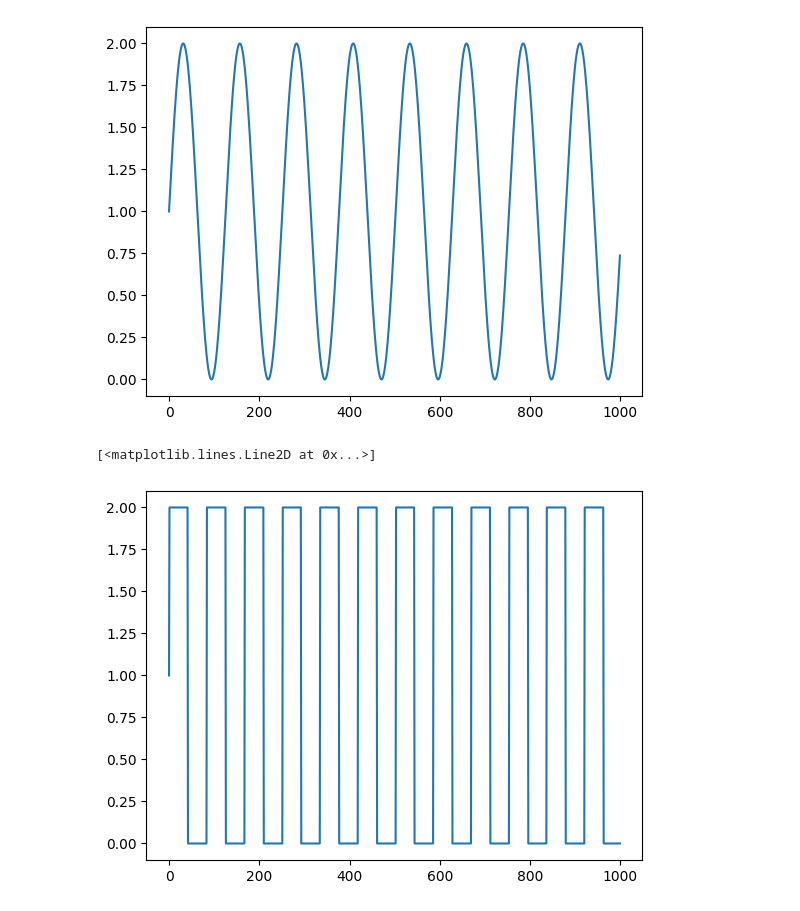
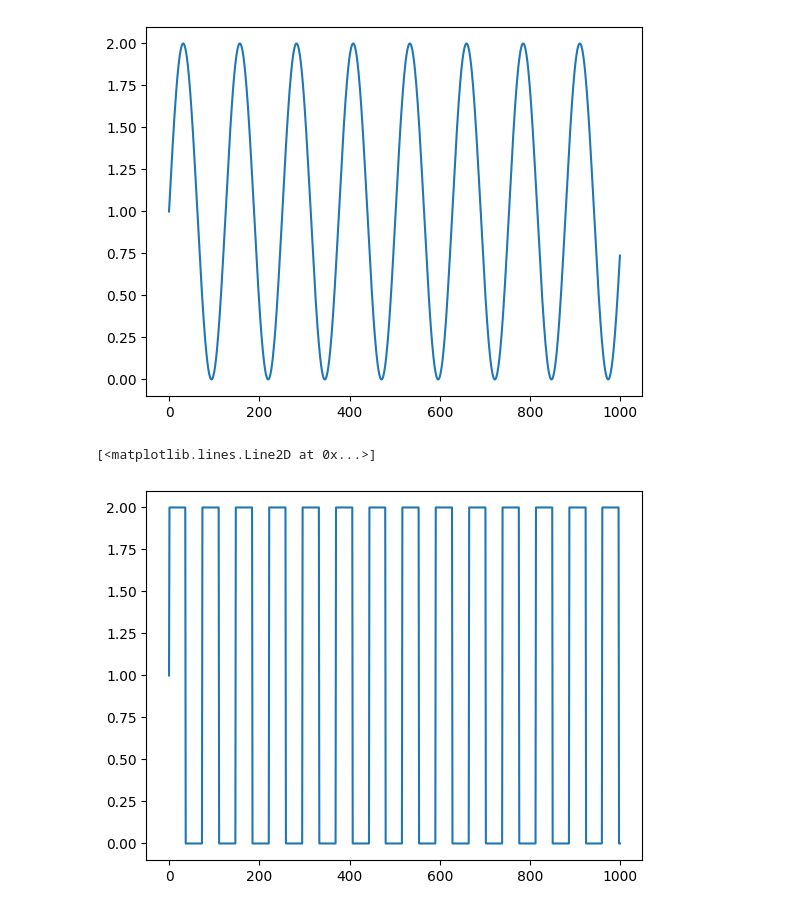
Before and after one commit to prubach/pyspark-graphs, a Jupyter notebook: NMF.ipynb, the cells around one changed output. Saved outputs shown, nothing was run; the diff lists cells and outputs as text; code cells hidden in the pictures.

```diff
--- a/NMF.ipynb
+++ b/NMF.ipynb
@@ -60,11 +60,11 @@ plt.plot(s1)
 [<matplotlib.lines.Line2D at 0x...>]
 [figure]
 # %%
-s2 = np.sign(np.sin(timeframe*1.5)) + 1
+s2 = np.sign(np.sin(timeframe*1.7)) + 1
 plt.plot(s2)
 # %% [output]
 [<matplotlib.lines.Line2D at 0x...>]
-[figure, old version]
+[figure, new version]
 # %%
 s3 = 2 * np.random.rand(n_samples)
 plt.plot(s3)
```
Also changed, not shown: parts of 7 cells of this notebook, 5 other files.
